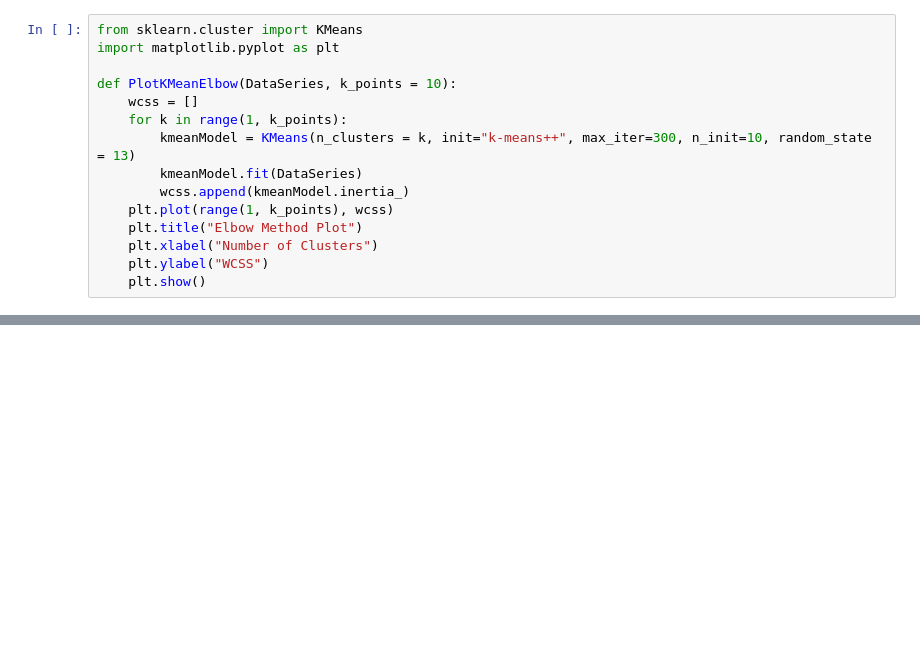
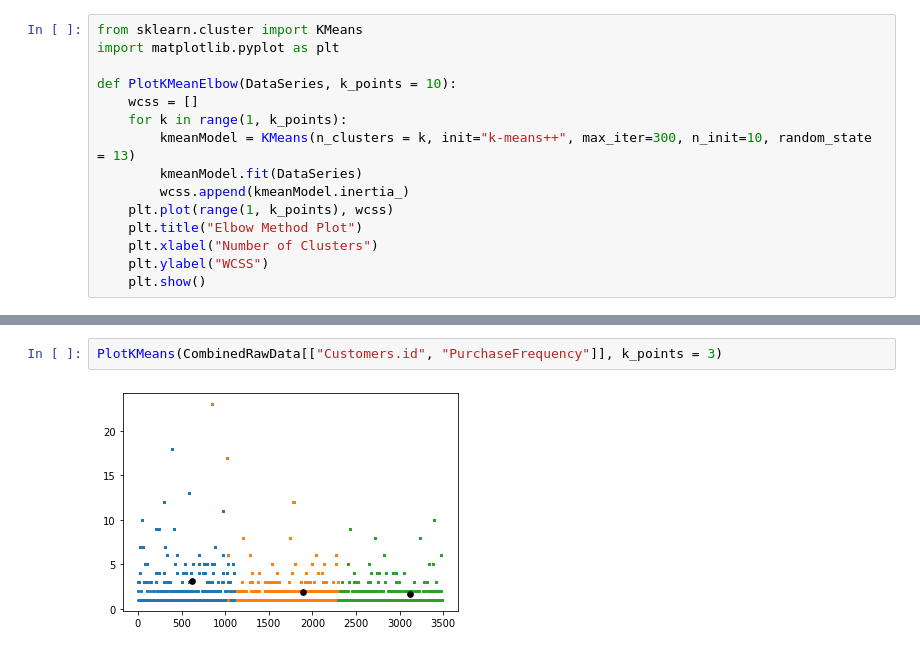
Before and after one commit to NormanHung/Practice-Customer-Segmentation, a Jupyter notebook: Assignment-Customer Segmentation.ipynb, the cells around one changed output, grey strips where cells are left out. Drawn from its saved outputs; the diff is of its cells as text; blank space fills up the shorter version.

```diff
--- a/Assignment-Customer Segmentation.ipynb
+++ b/Assignment-Customer Segmentation.ipynb
@@ -218,0 +426,4 @@ PlotKMeans(CombinedRawData[["Customers.id", "Customers.last_modified"]], k_point
+# %%
+PlotKMeans(CombinedRawData[["Customers.id", "PurchaseFrequency"]], k_points = 3)
+# %% [output]
+[figure, added]
```
Also changed, not shown: parts of 31 cells of this notebook.
